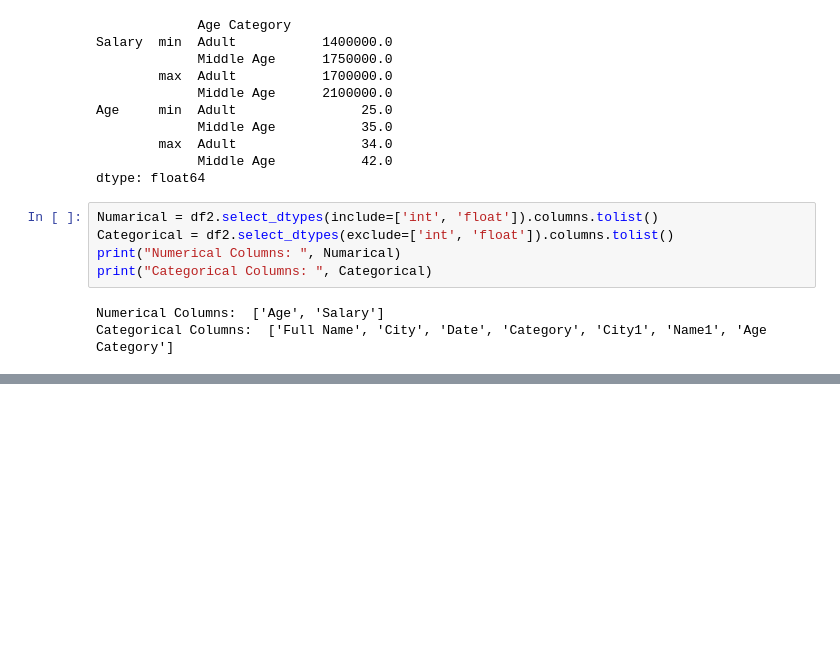
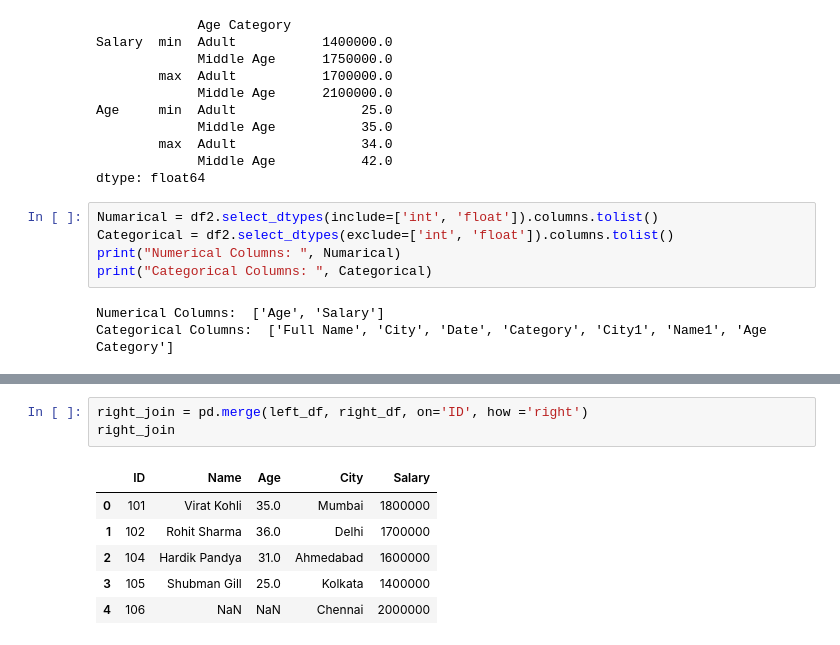
Before and after one commit to karthik-k11/Data-Science-Libraries-Practice, a Jupyter notebook: Pandas_Practice.ipynb, the cells around one changed output, grey strips where cells are left out. Saved outputs shown, nothing was run; the diff lists cells and outputs as text; blank space fills up the shorter version.

```diff
--- a/Pandas_Practice.ipynb
+++ b/Pandas_Practice.ipynb
@@ -1695,0 +1773,10 @@ Categorical Columns:  ['Full Name', 'City', 'Date', 'Category', 'City1', 'Name1'
+# %%
+right_join = pd.merge(left_df, right_df, on='ID', how ='right')
+right_join
+# %% [output]
+|  | ID | Name | Age | City | Salary |
+| 0 | 101 | Virat Kohli | 35.0 | Mumbai | 1800000 |
+| 1 | 102 | Rohit Sharma | 36.0 | Delhi | 1700000 |
+| 2 | 104 | Hardik Pandya | 31.0 | Ahmedabad | 1600000 |
+| 3 | 105 | Shubman Gill | 25.0 | Kolkata | 1400000 |
+| 4 | 106 | NaN | NaN | Chennai | 2000000 |
```
Also changed, not shown: parts of 8 cells of this notebook.
